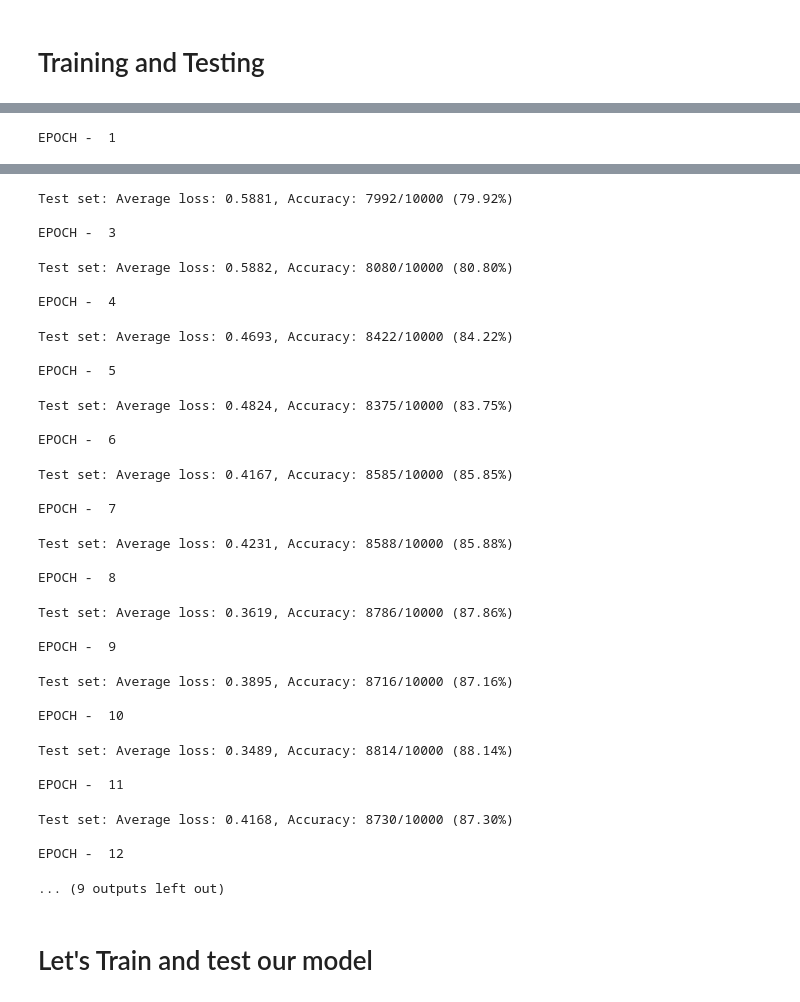
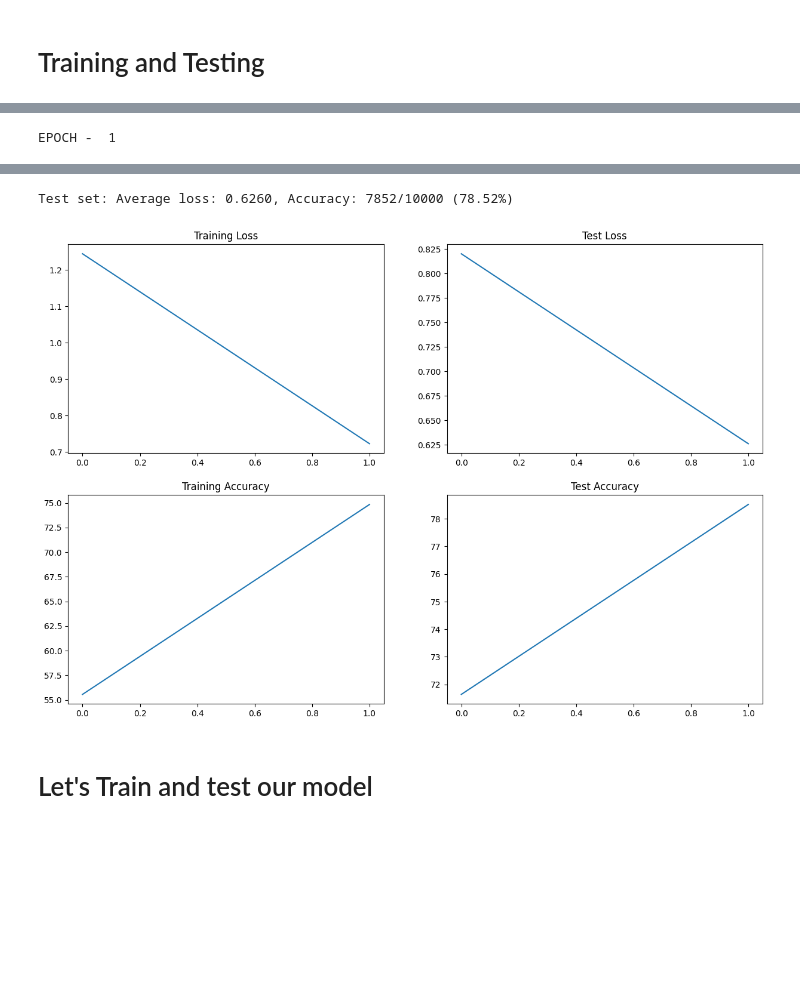
Before and after one commit to ShikhaERAV2/Session10, a Jupyter notebook: S10_V6.ipynb, the cells around one changed output, grey strips where cells are left out. Drawn from its saved outputs; the diff is of its cells as text; code cells hidden in the pictures; blank space fills up the shorter version.

```diff
--- a/S10_V6.ipynb
+++ b/S10_V6.ipynb
@@ -136,7 +136,7 @@ Suggested LR: 4.04E-02
 # %%
 # Assuming you have defined your model, train_loader, test_loader, optimizer, and device elsewhere in your code
 
-EPOCHS = 20
+EPOCHS = 2
 from model import ModelTrainer
 
 res_model =  ResNet_Custom().to(device)
@@ -156,5 +156,7 @@ for epoch in range(EPOCHS):
 
     # Test the trained model
     trainer.test(res_model, device, test_loader)
+
+trainer.display_plot()
 # %% [output]
 EPOCH -  1
@@ -162,36 +164,7 @@ Test set: Average loss: 0.8579, Accuracy: 7038/10000 (70.38%)
 
 EPOCH -  2
-Test set: Average loss: 0.5881, Accuracy: 7992/10000 (79.92%)
-
-EPOCH -  3
+Test set: Average loss: 0.6260, Accuracy: 7852/10000 (78.52%)
-Test set: Average loss: 0.5882, Accuracy: 8080/10000 (80.80%)
-
-EPOCH -  4
-Test set: Average loss: 0.4693, Accuracy: 8422/10000 (84.22%)
-
-EPOCH -  5
-Test set: Average loss: 0.4824, Accuracy: 8375/10000 (83.75%)
-
-EPOCH -  6
-Test set: Average loss: 0.4167, Accuracy: 8585/10000 (85.85%)
-
-EPOCH -  7
-Test set: Average loss: 0.4231, Accuracy: 8588/10000 (85.88%)
-
-EPOCH -  8
-Test set: Average loss: 0.3619, Accuracy: 8786/10000 (87.86%)
-
-EPOCH -  9
-Test set: Average loss: 0.3895, Accuracy: 8716/10000 (87.16%)
-
-EPOCH -  10
-Test set: Average loss: 0.3489, Accuracy: 8814/10000 (88.14%)
-
-EPOCH -  11
-Test set: Average loss: 0.4168, Accuracy: 8730/10000 (87.30%)
-
-EPOCH -  12
-... (9 outputs left out)
+[figure, added]
 # %% [markdown]
 # Let's Train and test our model
 # %%
```
Also changed, not shown: parts of 4 cells of this notebook, 1 other file.
